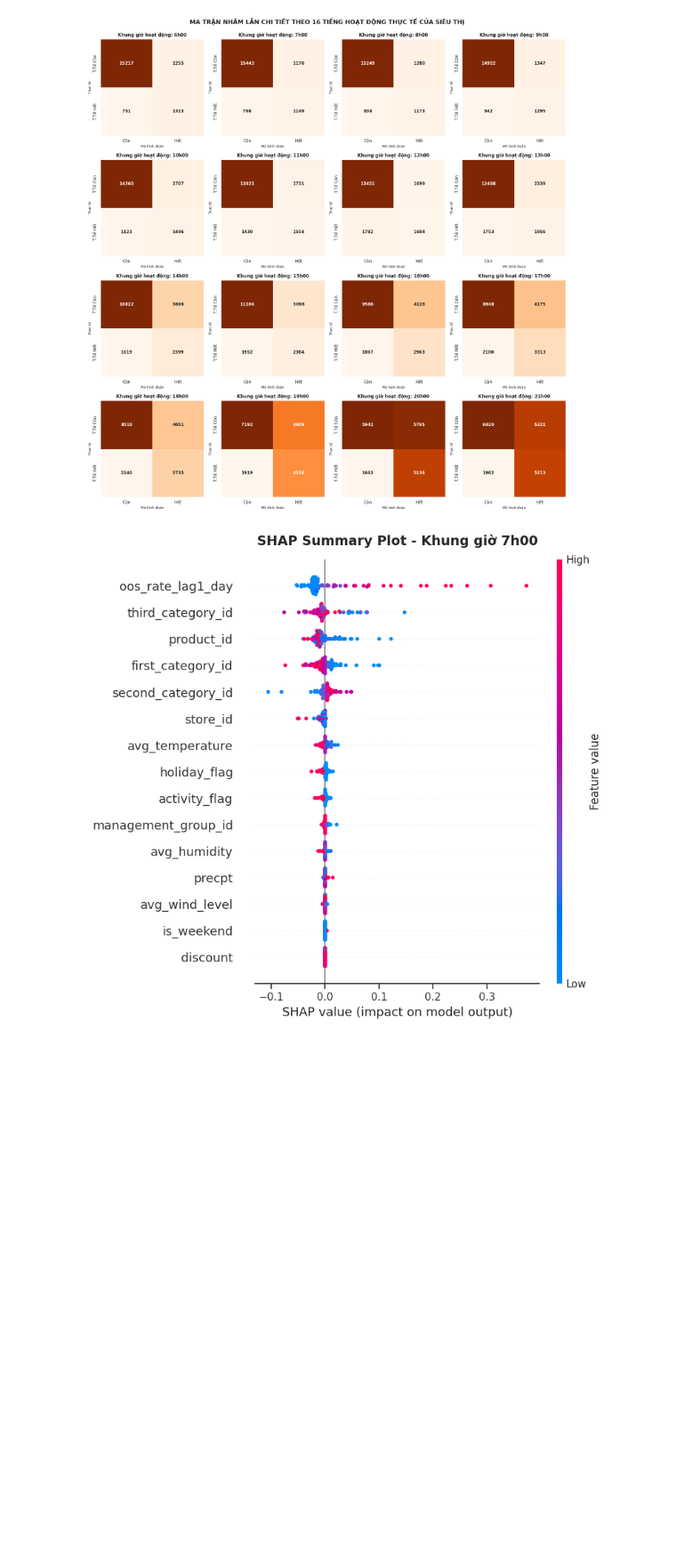
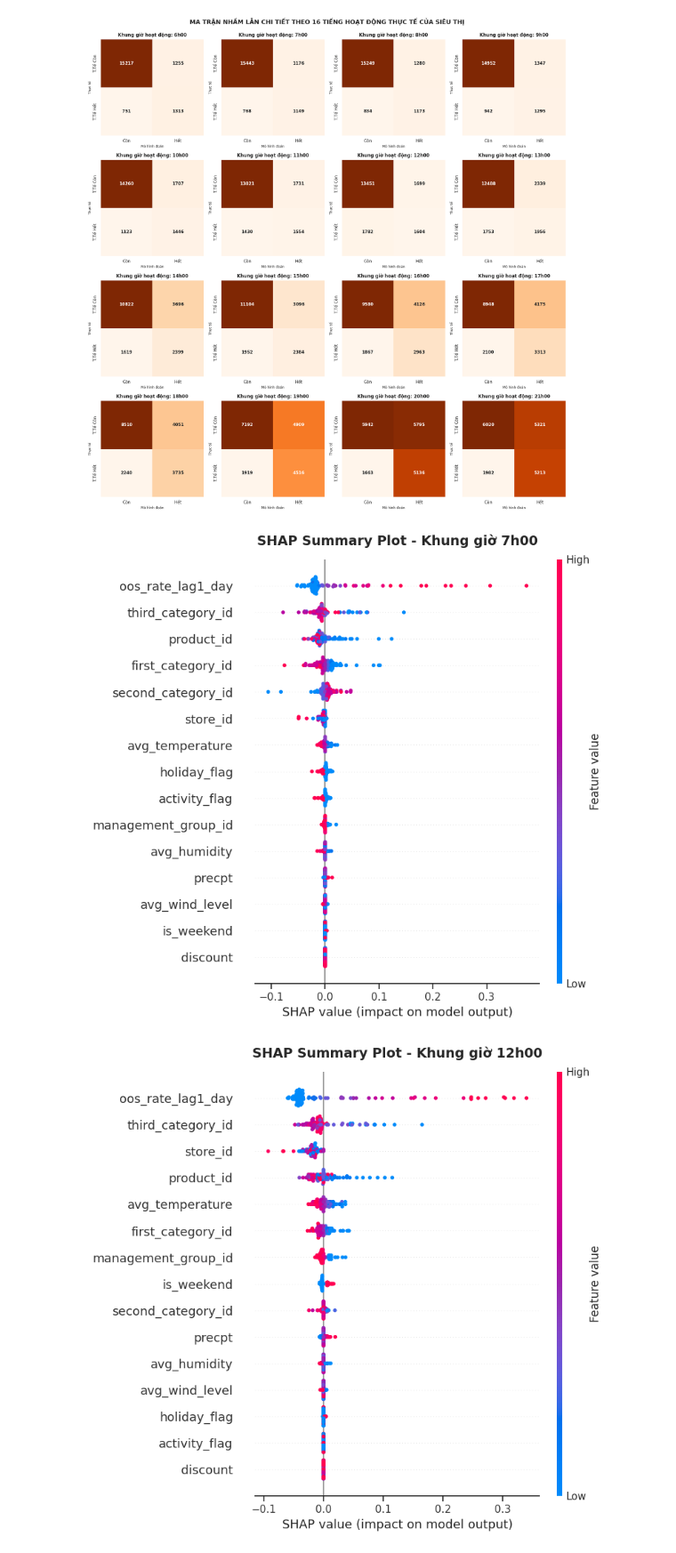
Before and after one commit to NinhHTK/Fresh-Food-Stockout-Forecasting, a Jupyter notebook: MLP_Model.ipynb, the cells around one changed output. Shown at 89% size. Drawn from its saved outputs; the diff is of its cells as text; code cells hidden in the pictures; blank space fills up the shorter version.

```diff
--- a/MLP_Model.ipynb
+++ b/MLP_Model.ipynb
@@ -269,33 +269,42 @@ plt.show()
 # %%
 import shap
 import matplotlib.pyplot as plt
 import pandas as pd
 
 special_hours = [7, 12, 17]
+# feature_names, X_train_summary_np, X_test_sampled_np are already defined in the kernel state
 
-feature_names = X_train.columns.tolist()
-
-X_train_summary = shap.sample(X_train, 100)
-X_test_sampled = shap.sample(X_test, 100, random_state=42)
-
-X_train_summary_np = X_train_summary.values
-X_test_sampled_np = X_test_sampled.values
+# Ensure X_train_summary and X_test_sampled are DataFrames for feature names in wrapper
+if not isinstance(X_train_summary, pd.DataFrame):
+    X_train_summary = pd.DataFrame(X_train_summary_np, columns=feature_names)
+if not isinstance(X_test_sampled, pd.DataFrame):
+    X_test_sampled = pd.DataFrame(X_test_sampled_np, columns=feature_names)
 
 for i, estimator in enumerate(multi_target_model.estimators_):
     hour = i + 6
 
     if hour in special_hours:
         def predict_proba_wrapper(arr):
+            # Ensure the input to the model has feature names
             df_input = pd.DataFrame(arr, columns=feature_names)
             return estimator.predict_proba(df_input)[:, 1]
 
-        explainer = shap.KernelExplainer(predict_proba_wrapper, X_train_summary_np)
+        explainer = shap.KernelExplainer(predict_proba_wrapper, X_train_summary_np,)
 
-        shap_values = explainer.shap_values(X_test_sampled_np)
+        shap_values = explainer.shap_values(X_test_sampled_np, silent=True)
 
-        shap.summary_plot(shap_values, X_test_sampled_np, feature_names=feature_names, show=False)
+        plt.figure(figsize=(10, 6))
+        shap.summary_plot(
+            shap_values,
+            X_test_sampled,
+            feature_names=feature_names,
+            show=False,
+            plot_type="dot"
+        )
+
         plt.title(f'SHAP Summary Plot - Khung giờ {hour}h00', fontsize=14, fontweight='bold', pad=15)
         plt.tight_layout()
         plt.show()
 # %% [output]
-[figure, old version]
+[figure, new version]
+[figure, added]
```
Also changed, not shown: parts of 1 cell of this notebook.
